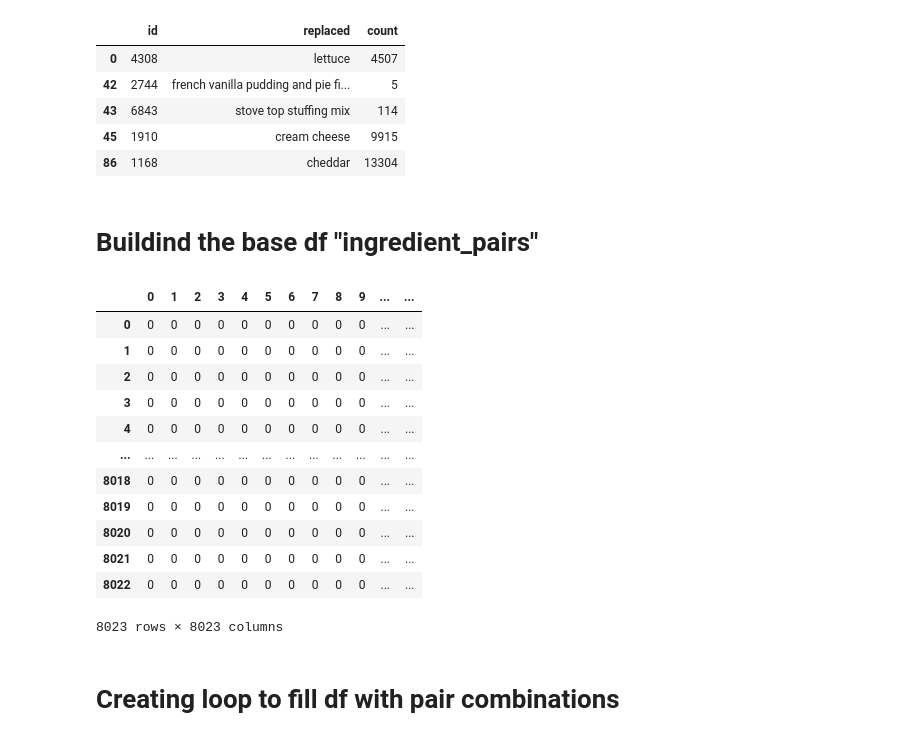
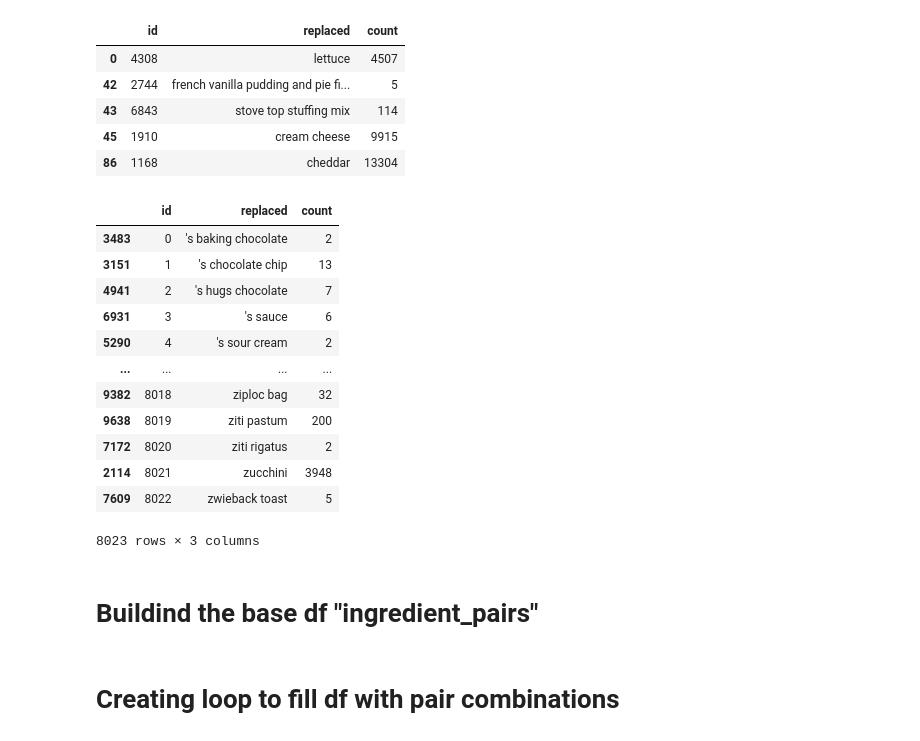
Before and after one commit to mariliabreis/ingredient_matching, a Jupyter notebook: notebooks/baseline_marilia.ipynb, the cells around one changed output. Saved outputs shown, nothing was run; the diff lists cells and outputs as text; code cells hidden in the pictures.

```diff
--- a/notebooks/baseline_marilia.ipynb
+++ b/notebooks/baseline_marilia.ipynb
@@ -51,3 +31,19 @@ ingredients_list = ingredients['id'].to_list()
+# %%
+ingredients.sort_values(by='id')
+# %% [output]
+|  | id | replaced | count |
+| 3483 | 0 | 's baking chocolate | 2 |
+| 3151 | 1 | 's chocolate chip | 13 |
+| 4941 | 2 | 's hugs chocolate | 7 |
+| 6931 | 3 | 's sauce | 6 |
+| 5290 | 4 | 's sour cream | 2 |
+| ... | ... | ... | ... |
+| 9382 | 8018 | ziploc bag | 32 |
+| 9638 | 8019 | ziti pastum | 200 |
+| 7172 | 8020 | ziti rigatus | 2 |
+| 2114 | 8021 | zucchini | 3948 |
+| 7609 | 8022 | zwieback toast | 5 |
+8023 rows × 3 columns
 # %% [markdown]
 # Buildind the base df "ingredient_pairs"
 # %%
@@ -55,19 +51,5 @@ ingredient_pairs = pd.DataFrame(columns = list(ingredients['id'].sort_values()),
 # %%
-ingredient_pairs
+# ingredient_pairs
-# %% [output]
-|  | 0 | 1 | 2 | 3 | 4 | 5 | 6 | 7 | 8 | 9 | ... | ... |
-| 0 | 0 | 0 | 0 | 0 | 0 | 0 | 0 | 0 | 0 | 0 | ... | ... |
-| 1 | 0 | 0 | 0 | 0 | 0 | 0 | 0 | 0 | 0 | 0 | ... | ... |
-| 2 | 0 | 0 | 0 | 0 | 0 | 0 | 0 | 0 | 0 | 0 | ... | ... |
-| 3 | 0 | 0 | 0 | 0 | 0 | 0 | 0 | 0 | 0 | 0 | ... | ... |
-| 4 | 0 | 0 | 0 | 0 | 0 | 0 | 0 | 0 | 0 | 0 | ... | ... |
-| ... | ... | ... | ... | ... | ... | ... | ... | ... | ... | ... | ... | ... |
-| 8018 | 0 | 0 | 0 | 0 | 0 | 0 | 0 | 0 | 0 | 0 | ... | ... |
-| 8019 | 0 | 0 | 0 | 0 | 0 | 0 | 0 | 0 | 0 | 0 | ... | ... |
-| 8020 | 0 | 0 | 0 | 0 | 0 | 0 | 0 | 0 | 0 | 0 | ... | ... |
-| 8021 | 0 | 0 | 0 | 0 | 0 | 0 | 0 | 0 | 0 | 0 | ... | ... |
-| 8022 | 0 | 0 | 0 | 0 | 0 | 0 | 0 | 0 | 0 | 0 | ... | ... |
-8023 rows × 8023 columns
 # %% [markdown]
 # Creating loop to fill df with pair combinations
 # %%
```
Also changed, not shown: parts of 24 cells of this notebook.
